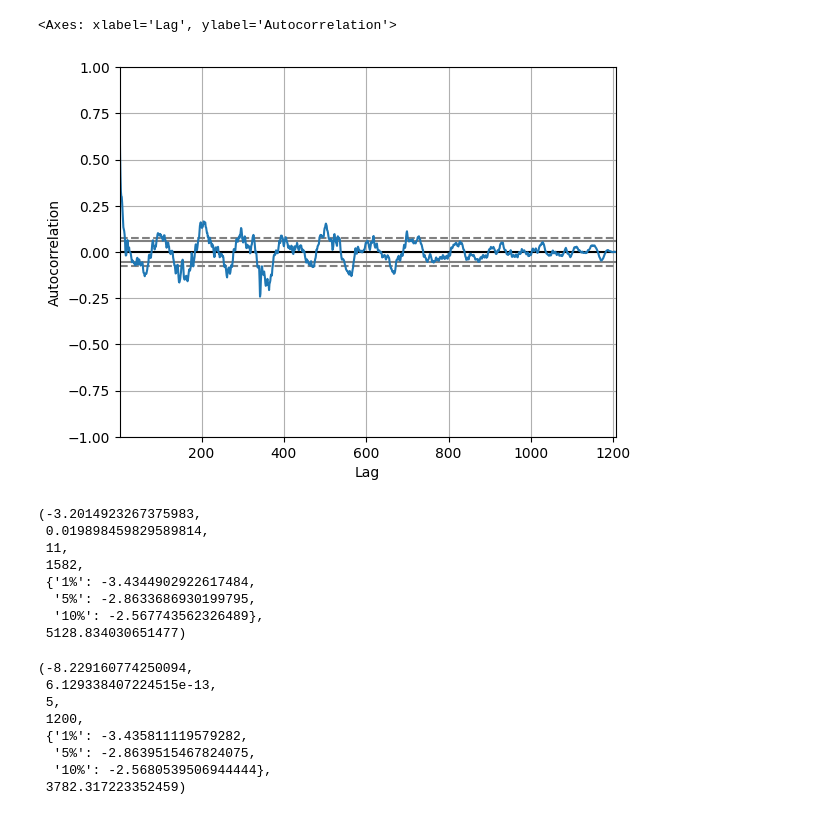
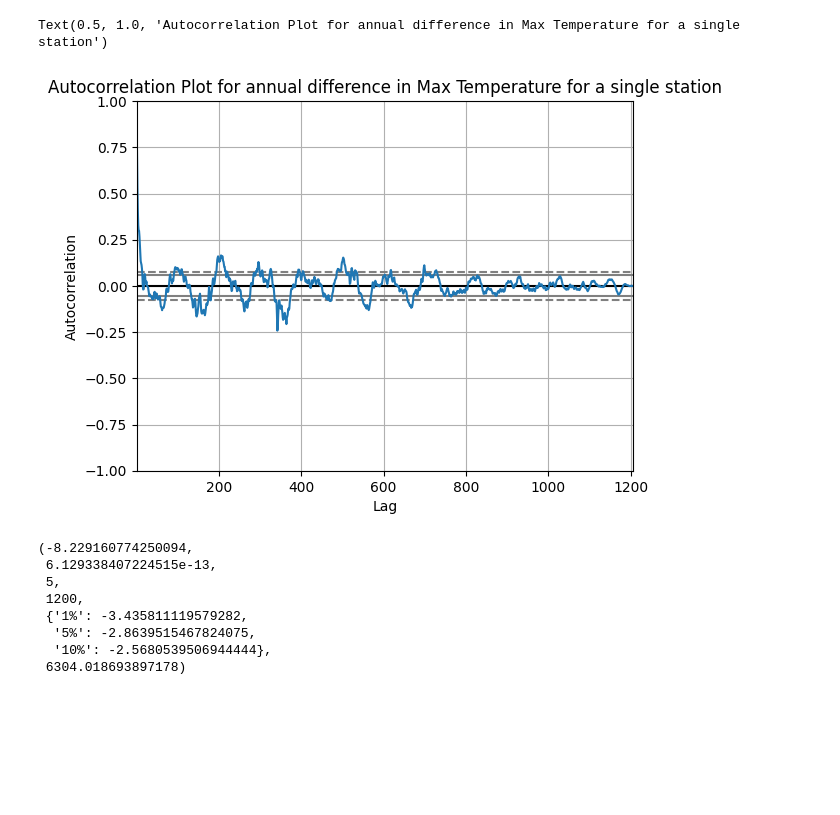
Before and after one commit to Peropero0/quantitative_finance_playground, a Jupyter notebook: notebooks/finance_notebooks/temperature_analysis/temperature_dataset_deseasoning.ipynb, the cells around one changed output. Cells and saved outputs as stored; diff of their text form; code cells hidden in the pictures; blank space fills up the shorter version.

```diff
--- a/notebooks/finance_notebooks/temperature_analysis/temperature_dataset_deseasoning.ipynb
+++ b/notebooks/finance_notebooks/temperature_analysis/temperature_dataset_deseasoning.ipynb
@@ -130,29 +164,21 @@ pd.plotting.autocorrelation_plot(historical_temperatures['TMAX'].unstack()['USW0
+# %%
+# we can now see that the autocorrelation plot is much better than before
+# we still have some pattern that we could explore, but let us move forward
+plt.figure()
+pd.plotting.autocorrelation_plot(historical_temperatures['TMAX'].unstack()[station_id].resample('D').asfreq().diff(365).dropna())
+plt.title('Autocorrelation Plot for annual difference in Max Temperature for a single station')
+# %% [output]
+Text(0.5, 1.0, 'Autocorrelation Plot for annual difference in Max Temperature for a single station')
+[figure, added]
 # %%
-pd.plotting.autocorrelation_plot(historical_temperatures['TMAX'].unstack()['USW00025322'].resample('D').asfreq().diff(365).dropna())
+# as expected, the deseasoned data behave better and it passes the stationarity test
+adfuller(historical_temperatures['TMAX'].unstack()[station_id].resample('D').asfreq().diff(365).dropna())
 # %% [output]
-<Axes: xlabel='Lag', ylabel='Autocorrelation'>
+(-8.229160774250094,
+ 6.129338407224515e-13,
+ 5,
+ 1200,
+ {'1%': -3.435811119579282,
+  '5%': -2.8639515467824075,
+  '10%': -2.5680539506944444},
+ 6304.018693897178)
-[figure, removed]
-# %%
-adfuller(historical_temperatures['TMAX'].unstack()['USW00025322'].resample('D').asfreq().dropna(),
-         maxlag=500)
-# %% [output]
-(-3.2014923267375983,
- 0.019898459829589814,
- 11,
- 1582,
- {'1%': -3.4344902922617484,
-  '5%': -2.8633686930199795,
-  '10%': -2.567743562326489},
- 5128.834030651477)
-# %%
-adfuller(historical_temperatures['TMAX'].unstack()['USW00025322'].resample('D').asfreq().diff(365).dropna(),
-         maxlag=500)
-# %% [output]
-(-8.229160774250094,
- 6.129338407224515e-13,
- 5,
- 1200,
- {'1%': -3.435811119579282,
-  '5%': -2.8639515467824075,
-  '10%': -2.5680539506944444},
- 3782.317223352459)
```
Also changed, not shown: parts of 17 cells of this notebook, 1 other file.
